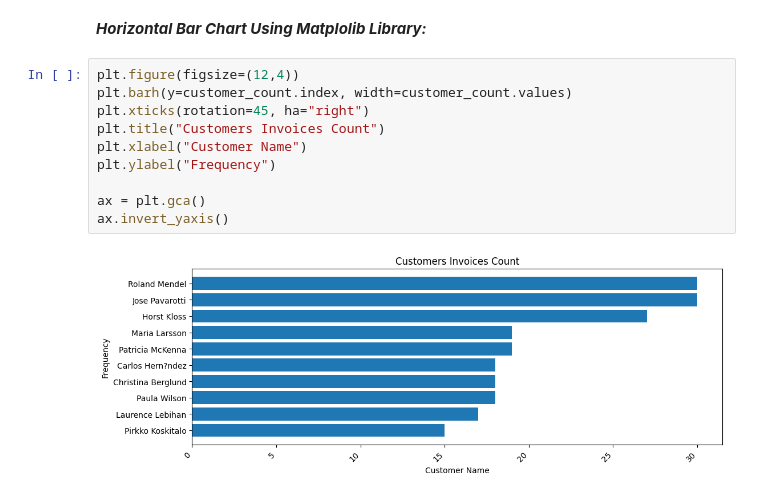
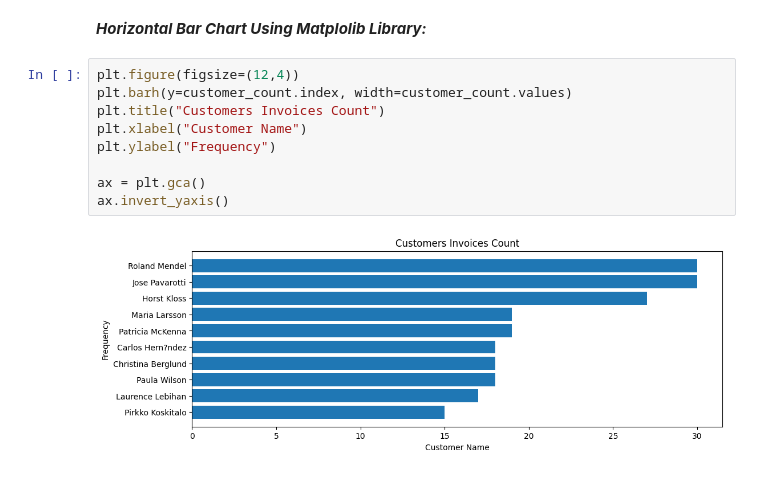
Before and after one commit to Geoshy/International_Sales_Database_Analysis, a Jupyter notebook: Python_Analysis/3_Data_Exploration_Bivariate_Analysis/7_Bivariate_Analysis_Top_Customers.ipynb, the cells around one changed output. Saved outputs shown, nothing was run; the diff lists cells and outputs as text.

```diff
--- a/Python_Analysis/3_Data_Exploration_Bivariate_Analysis/7_Bivariate_Analysis_Top_Customers.ipynb
+++ b/Python_Analysis/3_Data_Exploration_Bivariate_Analysis/7_Bivariate_Analysis_Top_Customers.ipynb
@@ -153,12 +154,11 @@ px_bar.update_traces(
 # %%
 plt.figure(figsize=(12,4))
 plt.barh(y=customer_count.index, width=customer_count.values)
-plt.xticks(rotation=45, ha="right")
 plt.title("Customers Invoices Count")
 plt.xlabel("Customer Name")
 plt.ylabel("Frequency")
 
 ax = plt.gca()
 ax.invert_yaxis()
 # %% [output]
-[figure, old version]
+[figure, new version]
```
Also changed, not shown: parts of 2 cells of this notebook.
